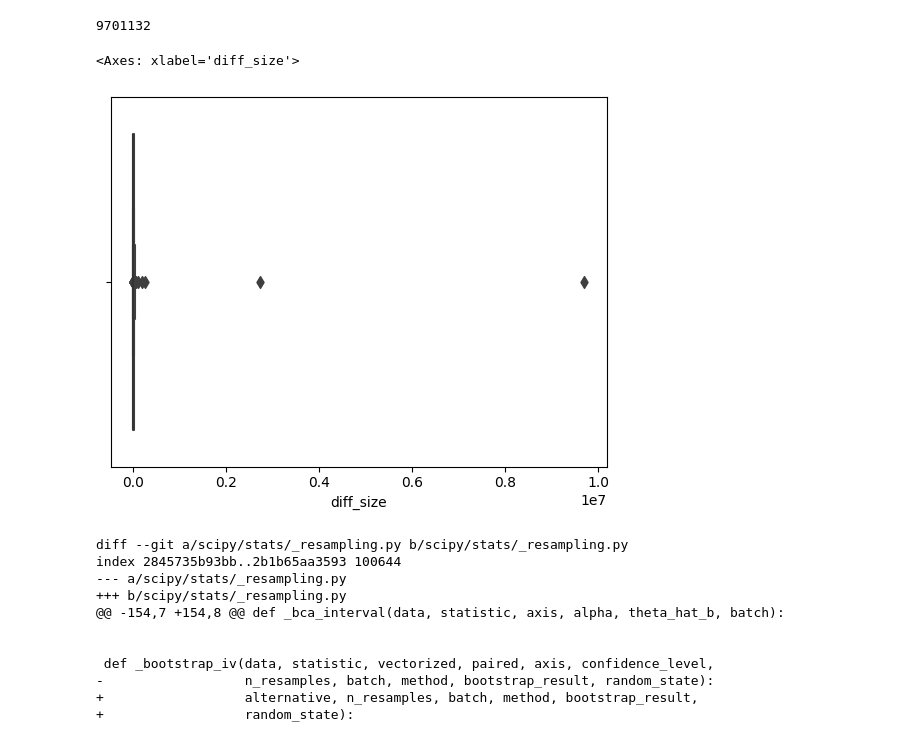
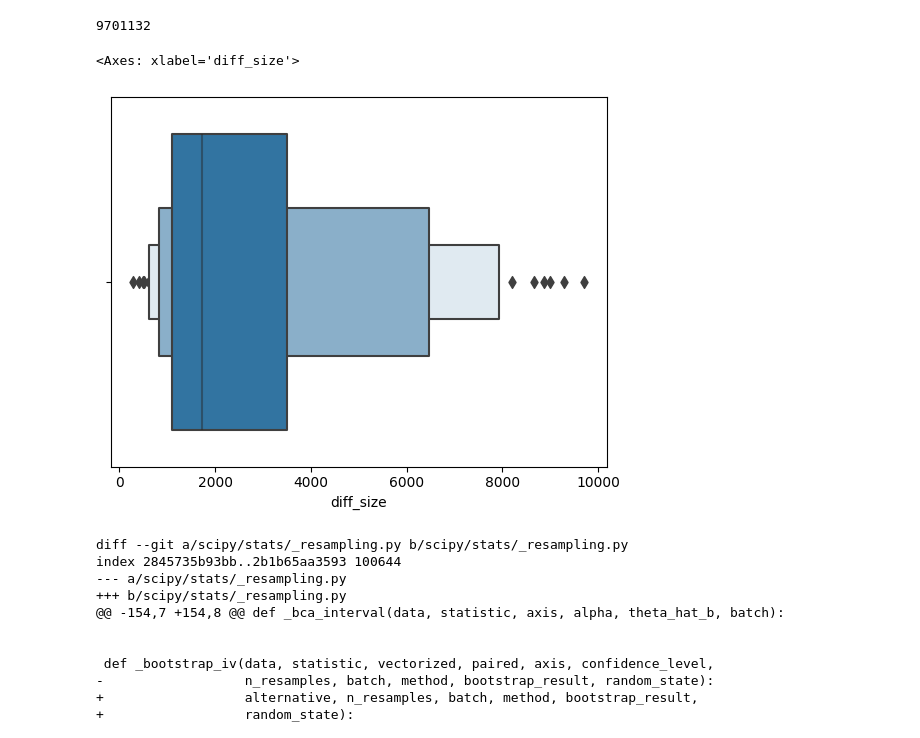
Before and after one commit to OmarKarame/CodeTech-Engine-Data-Science, a Jupyter notebook: ben_tests/test.ipynb, the cells around one changed output. Cells and saved outputs as stored; diff of their text form; code cells hidden in the pictures.

```diff
--- a/ben_tests/test.ipynb
+++ b/ben_tests/test.ipynb
@@ -135,10 +135,10 @@ data["diff_size"].max()
 9701132
 # %%
 import seaborn as sns
-sns.boxenplot(data=data.query("diff_size < 1000000000"), x = "diff_size")
+sns.boxenplot(data=data.query("diff_size < 10000"), x = "diff_size")
 # %% [output]
 <Axes: xlabel='diff_size'>
-[figure, old version]
+[figure, new version]
 # %%
 print(data["diff"][10])
 # %% [output]
```
